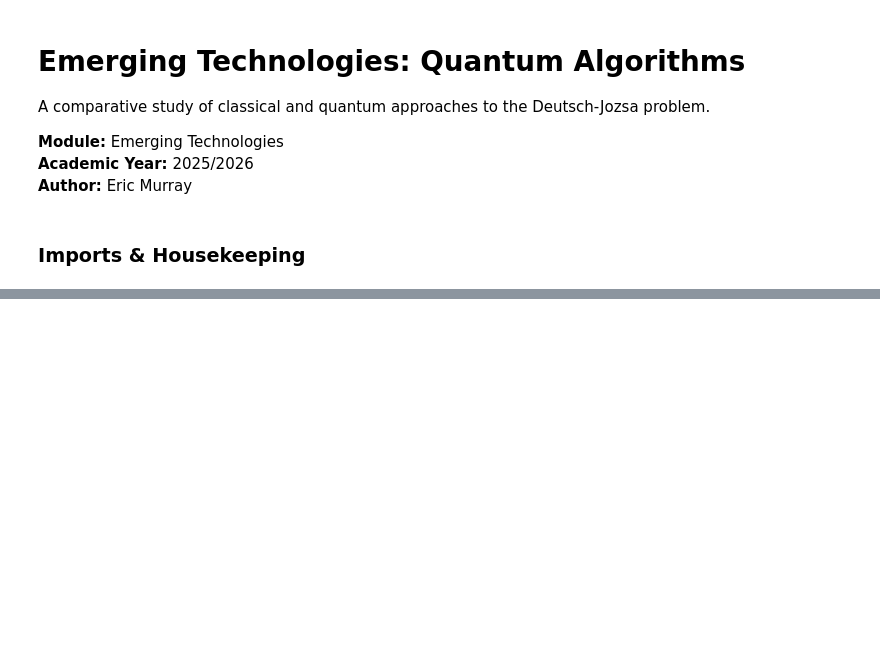
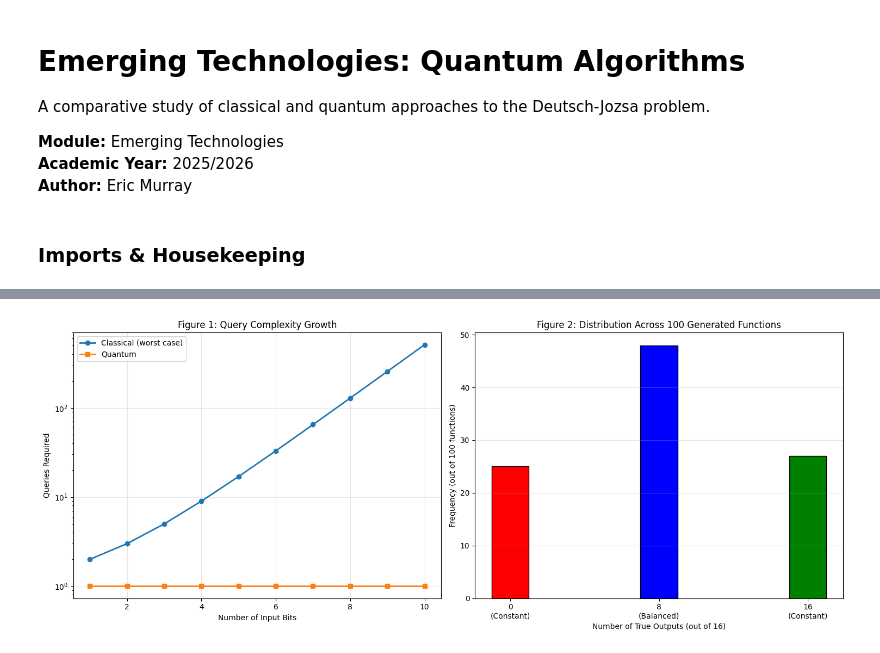
Before and after one commit to EricMurray-e-m-dev/emerging_tech, a Jupyter notebook: problems.ipynb, the cells around one changed output, grey strips where cells are left out. Drawn from its saved outputs; the diff is of its cells as text; code cells hidden in the pictures; blank space fills up the shorter version.

```diff
--- a/problems.ipynb
+++ b/problems.ipynb
@@ -73,0 +179,48 @@ False
+# %%
+# Create figure with two subplots side by side
+fig, (ax1, ax2) = plt.subplots(1, 2, figsize=(15, 6))
+
+# Figure 1: Query Complexity Growth
+n_bits = np.arange(1, 11)
+classical_queries = 2**(n_bits - 1) + 1
+quantum_queries = np.ones(len(n_bits))
+
+ax1.plot(n_bits, classical_queries, 'o-', label='Classical (worst case)', linewidth=2)
+ax1.plot(n_bits, quantum_queries, 's-', label='Quantum', linewidth=2)
+ax1.set_xlabel('Number of Input Bits')
+ax1.set_ylabel('Queries Required')
+ax1.set_title('Figure 1: Query Complexity Growth')
+ax1.legend()
+ax1.grid(True, alpha=0.3)
+ax1.set_yscale('log')
+
+# Figure 2: Distribution of True counts across generated functions
+true_counts = []
+num_functions = 100
+
+for _ in range(num_functions):
+    f = random_constant_balanced()
+    all_inputs = list(product([False, True], repeat=4))
+    results = [f(*input_combo) for input_combo in all_inputs]
+    true_count = sum(results)
+    true_counts.append(true_count)
+
+# Count occurrences at each valid value
+counts_at_0 = true_counts.count(0)
+counts_at_8 = true_counts.count(8)
+counts_at_16 = true_counts.count(16)
+
+# Create bar chart
+ax2.bar([0, 8, 16], [counts_at_0, counts_at_8, counts_at_16],
+        width=2, color=['red', 'blue', 'green'], edgecolor='black')
+ax2.set_xlabel('Number of True Outputs (out of 16)')
+ax2.set_ylabel('Frequency (out of 100 functions)')
+ax2.set_title('Figure 2: Distribution Across 100 Generated Functions')
+ax2.set_xticks([0, 8, 16])
+ax2.set_xticklabels(['0\n(Constant)', '8\n(Balanced)', '16\n(Constant)'])
+ax2.grid(True, alpha=0.3, axis='y')
+
+plt.tight_layout()
+plt.show()
+# %% [output]
+[figure, added]
```
Also changed, not shown: parts of 4 cells of this notebook, 1 other file.
